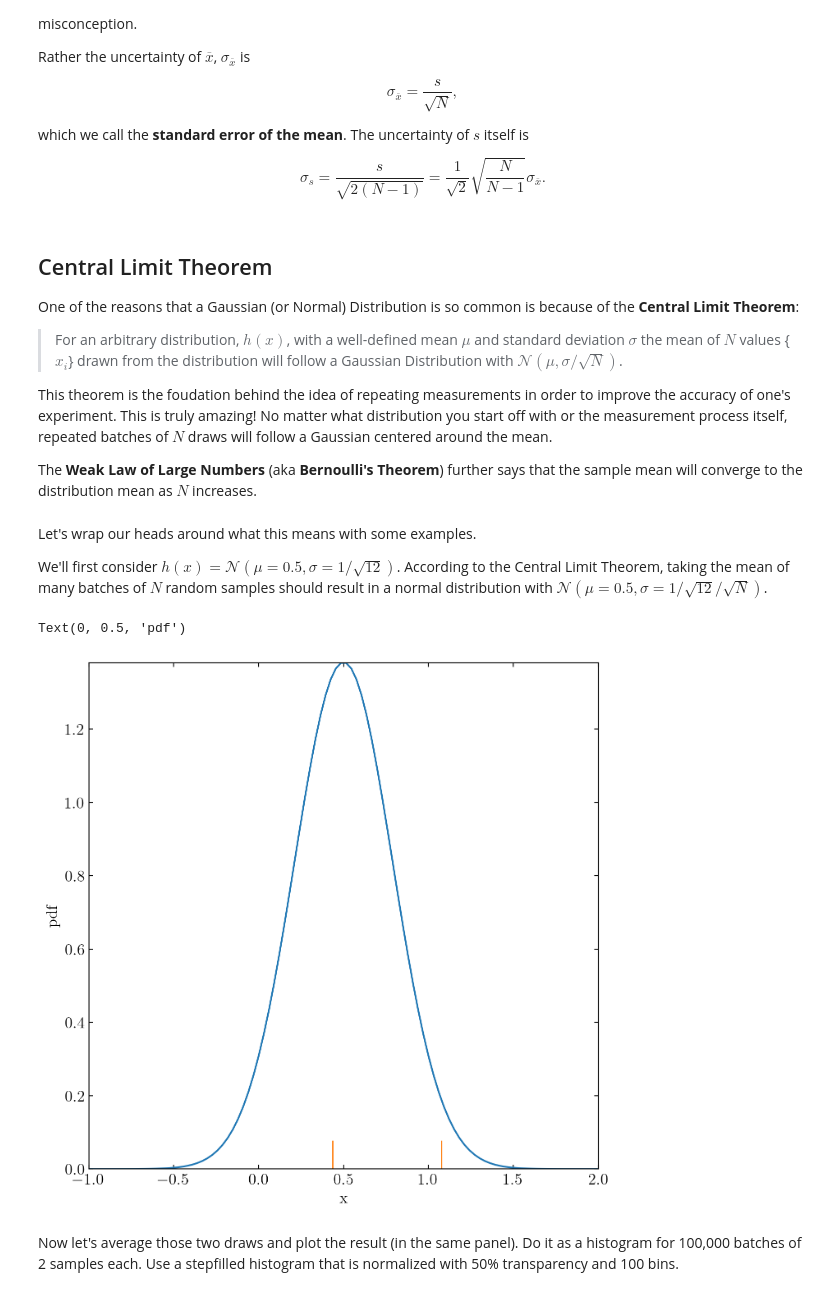
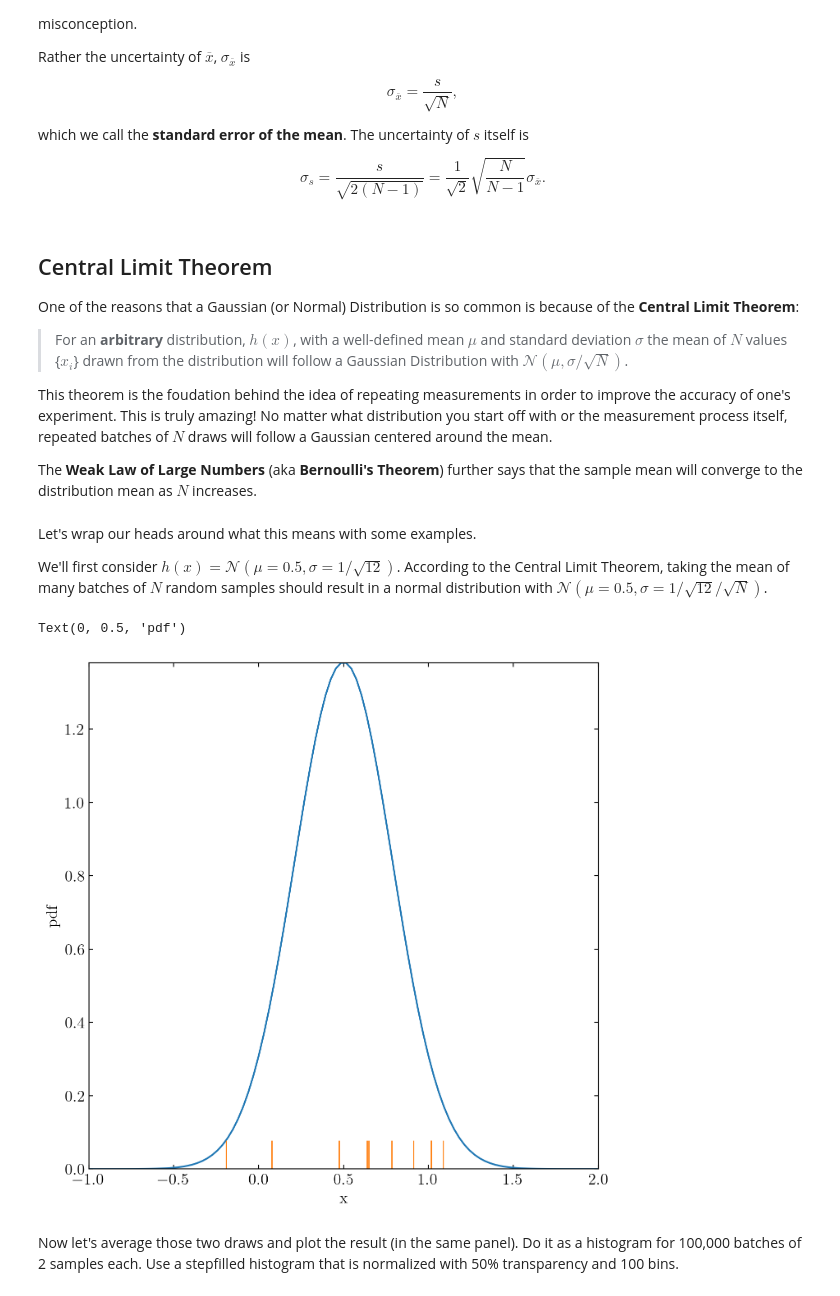
Before and after one commit to dgerosa/machinelearning4physics_bicocca_2025, a Jupyter notebook: lectures/L01_probability.ipynb, the cells around one changed output. Saved outputs shown, nothing was run; the diff lists cells and outputs as text; code cells hidden in the pictures.

```diff
--- a/lectures/L01_probability.ipynb
+++ b/lectures/L01_probability.ipynb
@@ -546,7 +546,7 @@ plt.rcParams['figure.figsize'] = [8, 8]
 
 One of the reasons that a Gaussian (or Normal) Distribution is so common is because of the **Central Limit Theorem**:
 
-> For an arbitrary distribution, $h(x)$, with a well-defined mean $\mu$ and standard deviation $\sigma$ the mean of $N$ values \{$x_i$\} drawn from the distribution will follow a Gaussian Distribution with $\mathcal{N}(\mu,\sigma/\sqrt{N})$.
+> For an **arbitrary** distribution, $h(x)$, with a well-defined mean $\mu$ and standard deviation $\sigma$ the mean of $N$ values \{$x_i$\} drawn from the distribution will follow a Gaussian Distribution with $\mathcal{N}(\mu,\sigma/\sqrt{N})$.
 
 This theorem is the foudation behind the idea of repeating measurements in order to improve the accuracy of one's experiment. This is truly amazing! No matter what distribution you start off with or the measurement process itself, repeated batches of $N$ draws will follow a Gaussian centered around the mean.
 
@@ -556,21 +556,21 @@ Let's wrap our heads around what this means with some examples.
 
 We'll first consider $h(x) = \mathcal{N}(\mu=0.5,\sigma=1/\sqrt{12})$. According to the Central Limit Theorem, taking the mean of many batches of $N$ random samples should result in a normal distribution with $\mathcal{N}(\mu=0.5,\sigma=1/\sqrt{12}/\sqrt{N})$.
 # %%
-N = 2 # Number of draws
+N = 10 # Number of draws
 mu = 0.5 # Location
 sigma_h = 1.0 / np.sqrt(12) # scale of h(x)
 
 xgrid = np.linspace(-1,2,100)
 distG = scipy.stats.norm(loc=mu, scale=sigma_h)
 plt.plot(xgrid, distG.pdf(xgrid))
 
-x = np.random.normal(mu, sigma_h,2) # Two random draws
+x = np.random.normal(mu, sigma_h,10) # Two random draws
 plt.plot(x, 0*x, '|', markersize=50)
 plt.xlabel('x')
 plt.ylabel('pdf')
 # %% [output]
 Text(0, 0.5, 'pdf')
-[figure, old version]
+[figure, new version]
 # %% [markdown]
 Now let's average those two draws and plot the result (in the same panel). Do it as a histogram for 100,000 batches of 2 samples each. Use a stepfilled histogram that is normalized with 50% transparency and 100 bins.
 # %%
```
Also changed, not shown: parts of 2 cells of this notebook.
